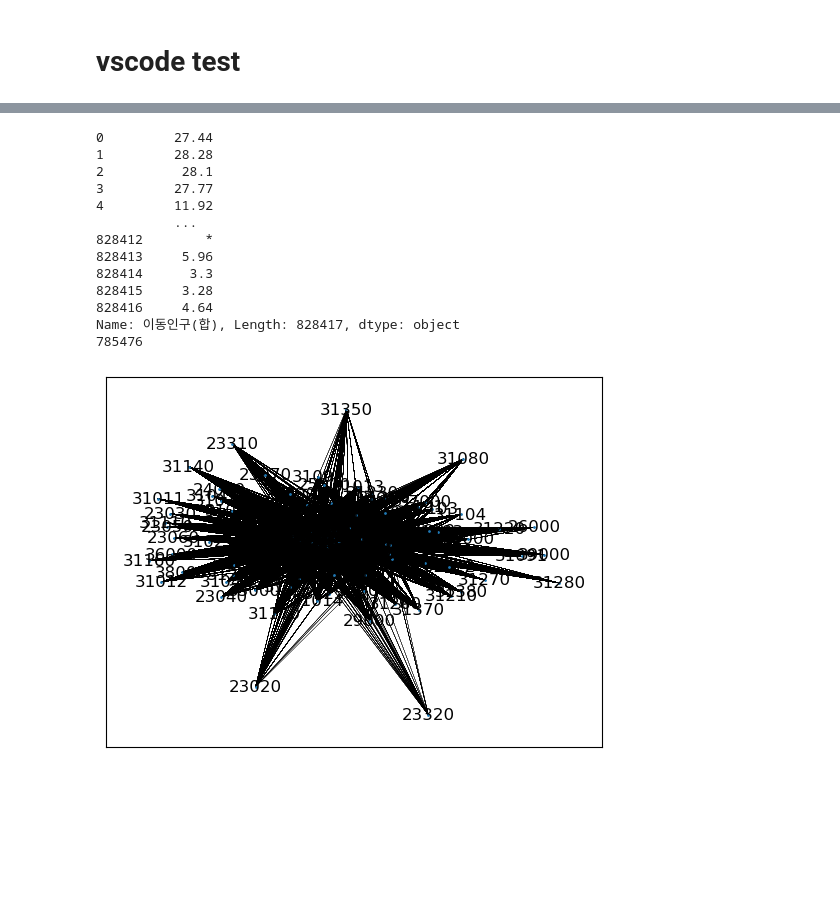
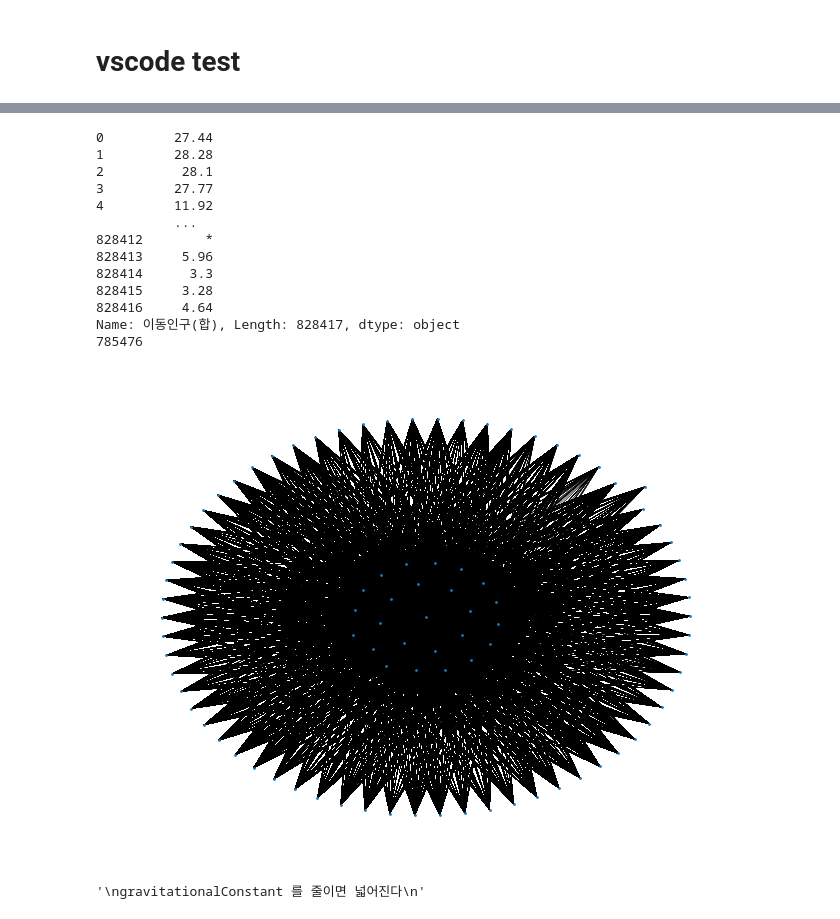
Before and after one commit to dmu-data-anal/data-analysis, a Jupyter notebook: work/another testing.ipynb, the cells around one changed output, grey strips where cells are left out. Drawn from its saved outputs; the diff is of its cells as text; code cells hidden in the pictures; blank space fills up the shorter version.

```diff
--- a/work/another testing.ipynb
+++ b/work/another testing.ipynb
@@ -53,6 +53,10 @@ for filename in sorted(onlyfiles):
 
 # import pandas as pd
 from pyvis.network import Network
+#import networkx as nx
+
+#from nxviz.plots
+
 # import matplotlib.pyplot as plt
 # from mpl_toolkits.basemap import Basemap as Basemap # 이건 지도용
 
@@ -73,7 +77,9 @@ graph = nx.from_pandas_edgelist(data, source='출발 시군구 코드', target='
 # print( data.sort_values(by='평균 이동 시간(분)')[::-1].head(10) )/
 # plt.figure(figsize = (10,9))
 
-nx.draw_networkx(graph, node_size=1, arrows=False, width=0.1,)
+nx.draw_kamada_kawai(graph, node_size=1, arrows=False, width=0.1,)
+
+
 #labels = [i for i in dict(graph.nodes).keys()]
 
 #labels = {i:i for i in dict(graph.nodes).keys()}
@@ -82,32 +88,33 @@ fig, ax = plt.subplots()#figsize=(5,5))
 #weight = [i['이동인구(합)'] for i in dict(graph.edges).values()]
 pos = nx.spring_layout(graph)
 nx.draw_networkx_nodes(graph, pos, ax=ax)
 nx.draw_networkx_edges(graph, pos, ax=ax)
 '''
 nt = Network()
 nt.from_nx(graph)
 nt.toggle_physics(False)
 nt.show_buttons(filter_=['physics'])
 nt.show('../results/res1.html')
 
 #plt.savefig("../results/map_자치구.html", format="html",)
-# plt.show()
+plt.show()
 
 '''
 gravitationalConstant 를 줄이면 넓어진다
 '''
 # %% [output]
 0         27.44
 1         28.28
 2          28.1
 3         27.77
 4         11.92
           ...
 828412        *
 828413     5.96
 828414      3.3
 828415     3.28
 828416     4.64
 Name: 이동인구(합), Length: 828417, dtype: object
 785476
-[figure, old version]
+[figure, new version]
+'\ngravitationalConstant 를 줄이면 넓어진다\n'
```
Also changed, not shown: parts of 2 cells of this notebook.
